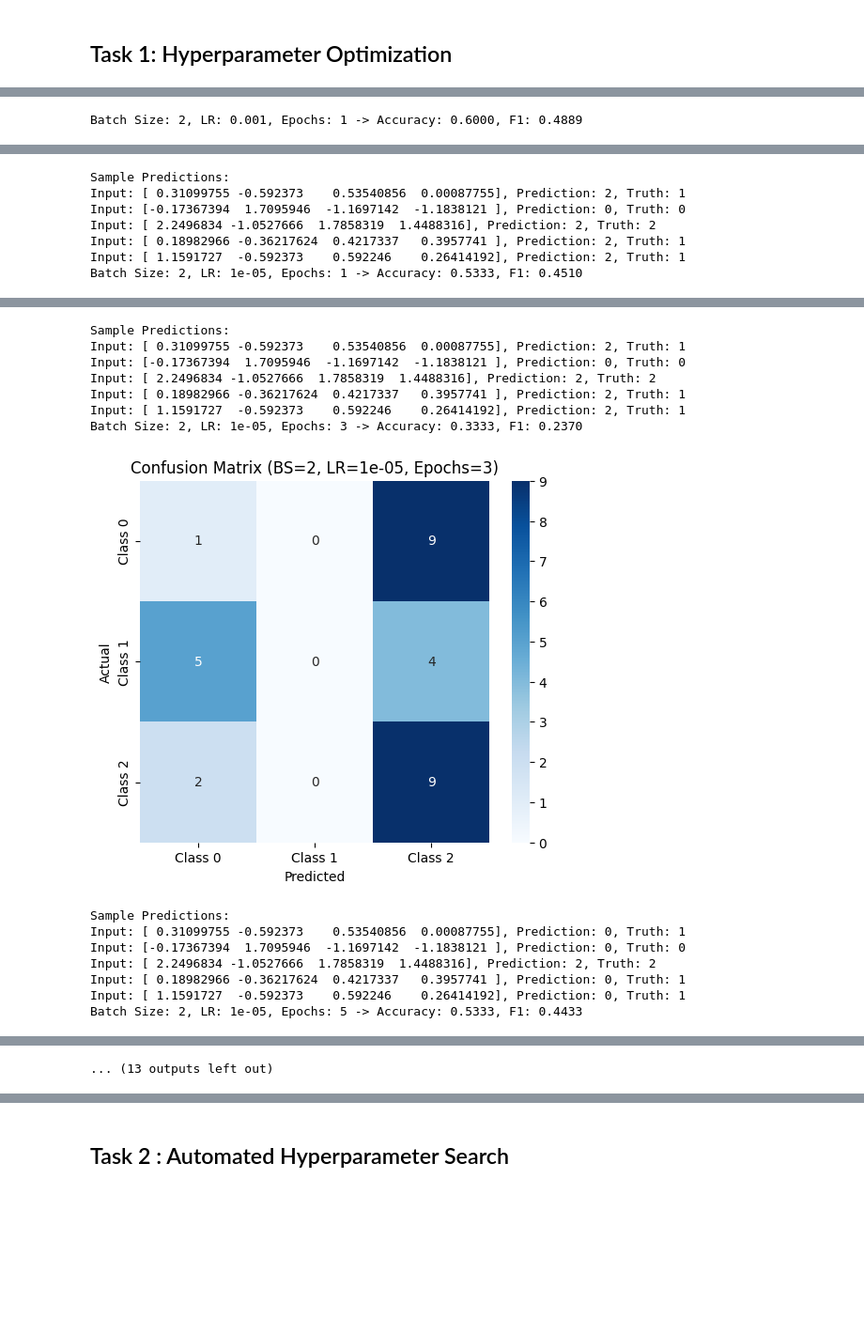
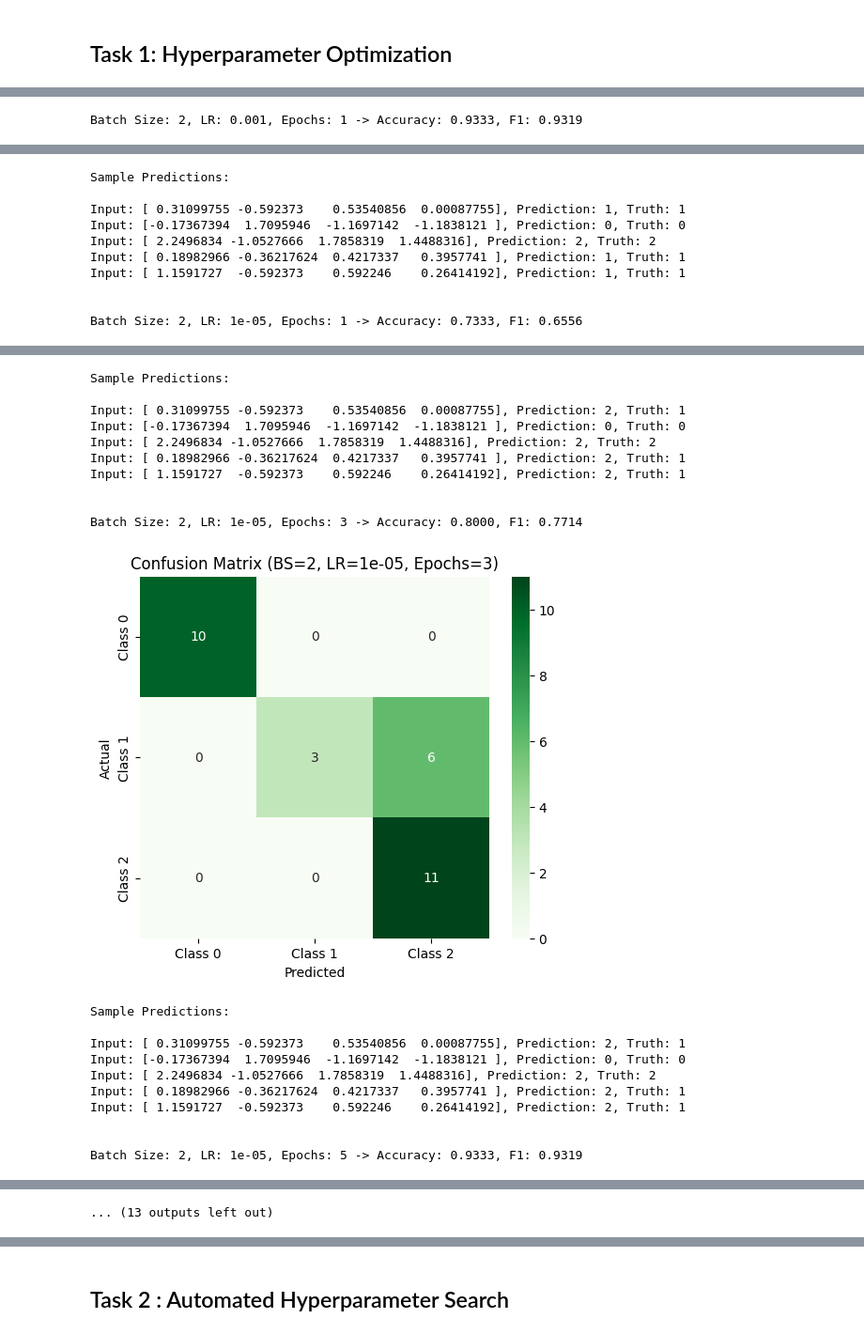
Before and after one commit to ParthivPatel2005/-CS-203-MLP-Model-Implementation-Experiment-Tracking-Hyperparameters, a Jupyter notebook: Section_2.ipynb, the cells around one changed output, grey strips where cells are left out. Shown: that part at 94% size. Saved outputs shown, nothing was run; the diff lists cells and outputs as text; code cells hidden in the pictures; blank space fills up the shorter version.

```diff
--- a/Section_2.ipynb
+++ b/Section_2.ipynb
@@ -43,21 +43,25 @@ X_test = torch.tensor(X_test, dtype=torch.float32)
 y_train = torch.tensor(y_train, dtype=torch.float32)
 y_test = torch.tensor(y_test, dtype=torch.float32)
 # %%
-# Define MLP model class
+#Define MLP model class
 class MLPModel(nn.Module):
     def __init__(self, input_size, hidden_units, output_size):
         super(MLPModel, self).__init__()
         self.fc1 = nn.Linear(input_size, hidden_units)
         self.relu = nn.ReLU()
-        self.fc2 = nn.Linear(hidden_units, output_size)
+        self.fc2 = nn.Linear(hidden_units, hidden_units)
+        self.relu = nn.ReLU()
+        self.fc3 = nn.Linear(hidden_units, output_size)
 
     def forward(self, x):
         x = self.fc1(x)
         x = self.relu(x)
         x = self.fc2(x)
+        x = self.relu(x)
+        x = self.fc3(x)
         return x
 
-# Training function with hyperparameter tuning
+#Training function with hyperparameter tuning
 def train_and_evaluate(model, train_loader, test_loader, criterion, optimizer, epochs):
     for epoch in range(epochs):
         model.train()
@@ -68,7 +72,7 @@ def train_and_evaluate(model, train_loader, test_loader, criterion, optimizer, e
             loss.backward()
             optimizer.step()
 
-    # Evaluate
+    #Evaluate
     model.eval()
     y_true, y_pred = [], []
     with torch.no_grad():
@@ -83,5 +90,5 @@ def train_and_evaluate(model, train_loader, test_loader, criterion, optimizer, e
 # %%
-# Hyperparameter search
+#Hyperparameter search
 batch_sizes = [2, 4]
 learning_rates = [1e-3, 1e-5]
 epochs_list = [1, 3, 5]
@@ -98,7 +105,7 @@ for batch_size in batch_sizes:
             test_loader = DataLoader(test_dataset, batch_size=batch_size, shuffle=False)
 
             # Initialize model, loss, optimizer
-            model = MLPModel(input_size=4, hidden_units=16, output_size=3)
+            model = MLPModel(input_size=4, hidden_units=500, output_size=3)
             criterion = nn.CrossEntropyLoss()
             optimizer = optim.Adam(model.parameters(), lr=lr)
 
@@ -112,15 +119,16 @@ for batch_size in batch_sizes:
             # Confusion matrix
             cm = confusion_matrix(y_true, y_pred)
             plt.figure(figsize=(6, 5))
-            sns.heatmap(cm, annot=True, fmt='d', cmap='Blues', xticklabels=['Class 0', 'Class 1', 'Class 2'], yticklabels=['Class 0', 'Class 1', 'Class 2'])
+            sns.heatmap(cm, annot=True, fmt='d', cmap='Greens', xticklabels=['Class 0', 'Class 1', 'Class 2'], yticklabels=['Class 0', 'Class 1', 'Class 2'])
             plt.xlabel("Predicted")
             plt.ylabel("Actual")
             plt.title(f"Confusion Matrix (BS={batch_size}, LR={lr}, Epochs={epochs})")
             plt.show()
 
             # Show 5 test samples
-            print("Sample Predictions:")
+            print("Sample Predictions:\n")
             for i in range(5):
                 print(f"Input: {X_test[i].numpy()}, Prediction: {y_pred[i]}, Truth: {y_true[i]}")
+            print("\n")
 # %% [output]
-Batch Size: 2, LR: 0.001, Epochs: 1 -> Accuracy: 0.6000, F1: 0.4889
+Batch Size: 2, LR: 0.001, Epochs: 1 -> Accuracy: 0.9333, F1: 0.9319
@@ -144,7 +158,10 @@ Batch Size: 2, LR: 0.001, Epochs: 5 -> Accuracy: 0.8333, F1: 0.8167
 Sample Predictions:
-Input: [ 0.31099755 -0.592373    0.53540856  0.00087755], Prediction: 2, Truth: 1
+
+Input: [ 0.31099755 -0.592373    0.53540856  0.00087755], Prediction: 1, Truth: 1
 Input: [-0.17367394  1.7095946  -1.1697142  -1.1838121 ], Prediction: 0, Truth: 0
 Input: [ 2.2496834 -1.0527666  1.7858319  1.4488316], Prediction: 2, Truth: 2
-Input: [ 0.18982966 -0.36217624  0.4217337   0.3957741 ], Prediction: 2, Truth: 1
-Input: [ 1.1591727  -0.592373    0.592246    0.26414192], Prediction: 2, Truth: 1
-Batch Size: 2, LR: 1e-05, Epochs: 1 -> Accuracy: 0.5333, F1: 0.4510
+Input: [ 0.18982966 -0.36217624  0.4217337   0.3957741 ], Prediction: 1, Truth: 1
+Input: [ 1.1591727  -0.592373    0.592246    0.26414192], Prediction: 1, Truth: 1
+
+
+Batch Size: 2, LR: 1e-05, Epochs: 1 -> Accuracy: 0.7333, F1: 0.6556
@@ -152,15 +169,21 @@ Batch Size: 2, LR: 1e-05, Epochs: 1 -> Accuracy: 0.5333, F1: 0.4510
 Sample Predictions:
+
 Input: [ 0.31099755 -0.592373    0.53540856  0.00087755], Prediction: 2, Truth: 1
 Input: [-0.17367394  1.7095946  -1.1697142  -1.1838121 ], Prediction: 0, Truth: 0
 Input: [ 2.2496834 -1.0527666  1.7858319  1.4488316], Prediction: 2, Truth: 2
 Input: [ 0.18982966 -0.36217624  0.4217337   0.3957741 ], Prediction: 2, Truth: 1
 Input: [ 1.1591727  -0.592373    0.592246    0.26414192], Prediction: 2, Truth: 1
-Batch Size: 2, LR: 1e-05, Epochs: 3 -> Accuracy: 0.3333, F1: 0.2370
+
+
+Batch Size: 2, LR: 1e-05, Epochs: 3 -> Accuracy: 0.8000, F1: 0.7714
-[figure, old version]
+[figure, new version]
 Sample Predictions:
-Input: [ 0.31099755 -0.592373    0.53540856  0.00087755], Prediction: 0, Truth: 1
+
+Input: [ 0.31099755 -0.592373    0.53540856  0.00087755], Prediction: 2, Truth: 1
 Input: [-0.17367394  1.7095946  -1.1697142  -1.1838121 ], Prediction: 0, Truth: 0
 Input: [ 2.2496834 -1.0527666  1.7858319  1.4488316], Prediction: 2, Truth: 2
-Input: [ 0.18982966 -0.36217624  0.4217337   0.3957741 ], Prediction: 0, Truth: 1
-Input: [ 1.1591727  -0.592373    0.592246    0.26414192], Prediction: 0, Truth: 1
-Batch Size: 2, LR: 1e-05, Epochs: 5 -> Accuracy: 0.5333, F1: 0.4433
+Input: [ 0.18982966 -0.36217624  0.4217337   0.3957741 ], Prediction: 2, Truth: 1
+Input: [ 1.1591727  -0.592373    0.592246    0.26414192], Prediction: 2, Truth: 1
+
+
+Batch Size: 2, LR: 1e-05, Epochs: 5 -> Accuracy: 0.9333, F1: 0.9319
```
Also changed, not shown: parts of 35 cells of this notebook, 3 other files.
